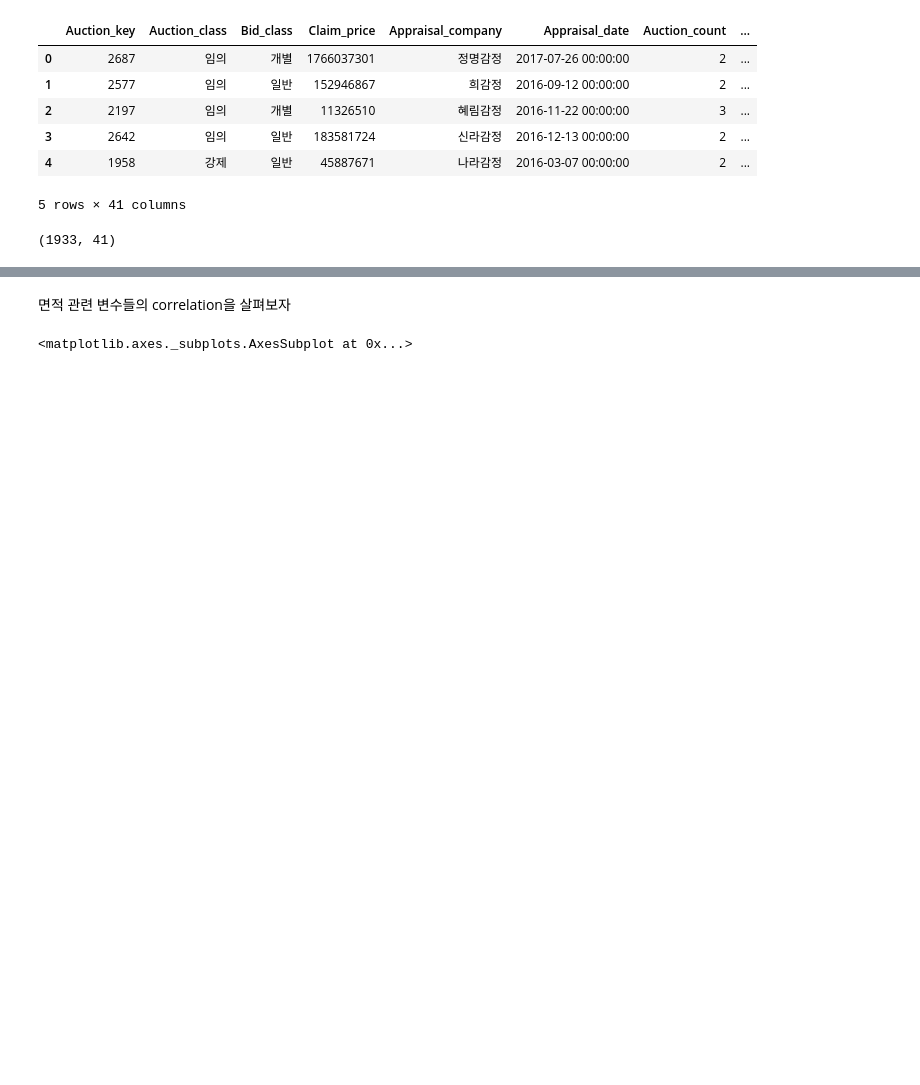
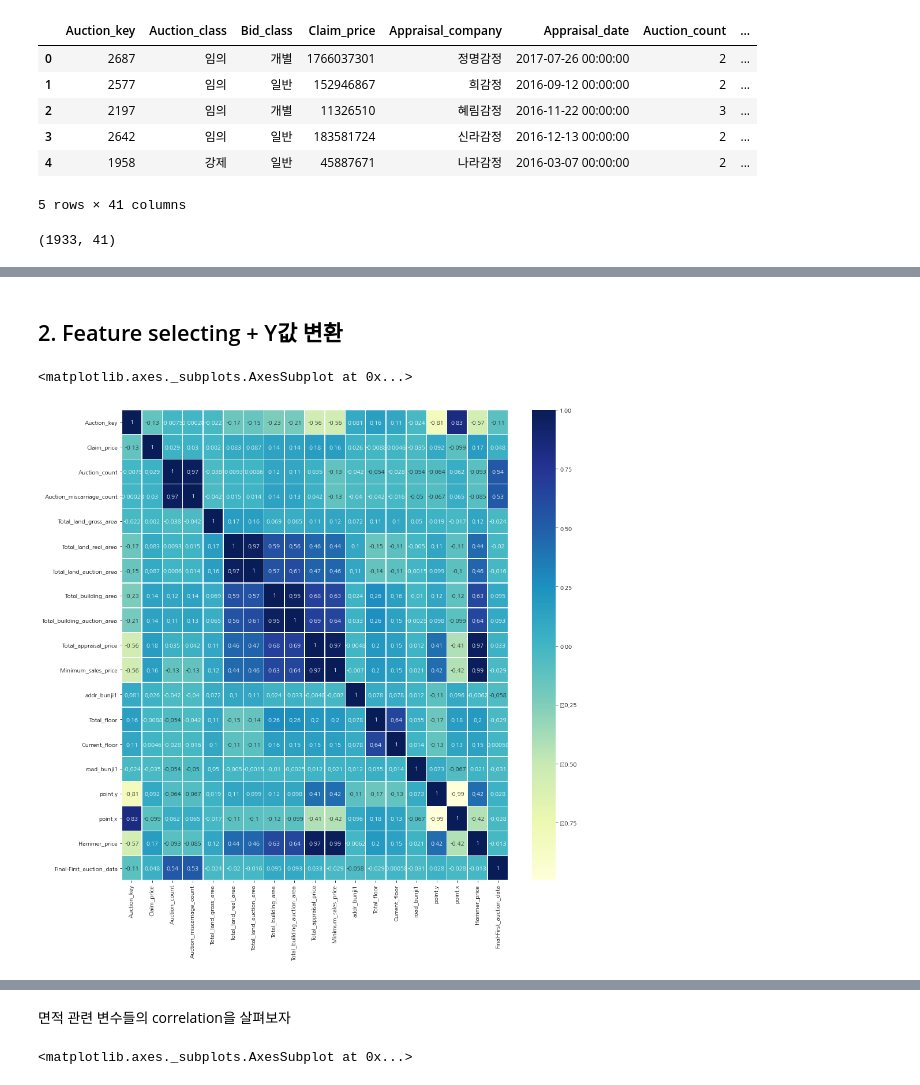
Before and after one commit to whdbfla6/ESC-21SPRING-FINAL, a Jupyter notebook: EDA/pre_EDA.ipynb, the cells around one changed output, grey strips where cells are left out. Drawn from its saved outputs; the diff is of its cells as text; code cells hidden in the pictures; blank space fills up the shorter version.

```diff
--- a/EDA/pre_EDA.ipynb
+++ b/EDA/pre_EDA.ipynb
@@ -22,0 +83,10 @@ data.shape
+# %%
+tmp = data['addr_si'].unique()
+data = data.reset_index()
+# %%
+d = []
+for i in tmp:
+    ind = outlier(data[data['addr_si']==i]['Hammer_price'])
+    ind2 = list(data[data['addr_si']==i].iloc[ind[0],:]['index'])
+    if len(ind2) != 0 :
+        d = d+ind2
@@ -23,3 +105,12 @@ data.shape
+# %% [markdown]
+## 2. Feature selecting + Y값 변환
+# %%
+figure,ax1 = plt.subplots()
+figure.set_size_inches(15,15)
+sns.heatmap(data.corr(),linewidths=0.5,annot=True,cmap='YlGnBu')
+# %% [output]
+<matplotlib.axes._subplots.AxesSubplot at 0x...>
+[figure, added]
 # %%
 data.corr()['Hammer_price']
 # %% [output]
```
Also changed, not shown: parts of 37 cells of this notebook.
